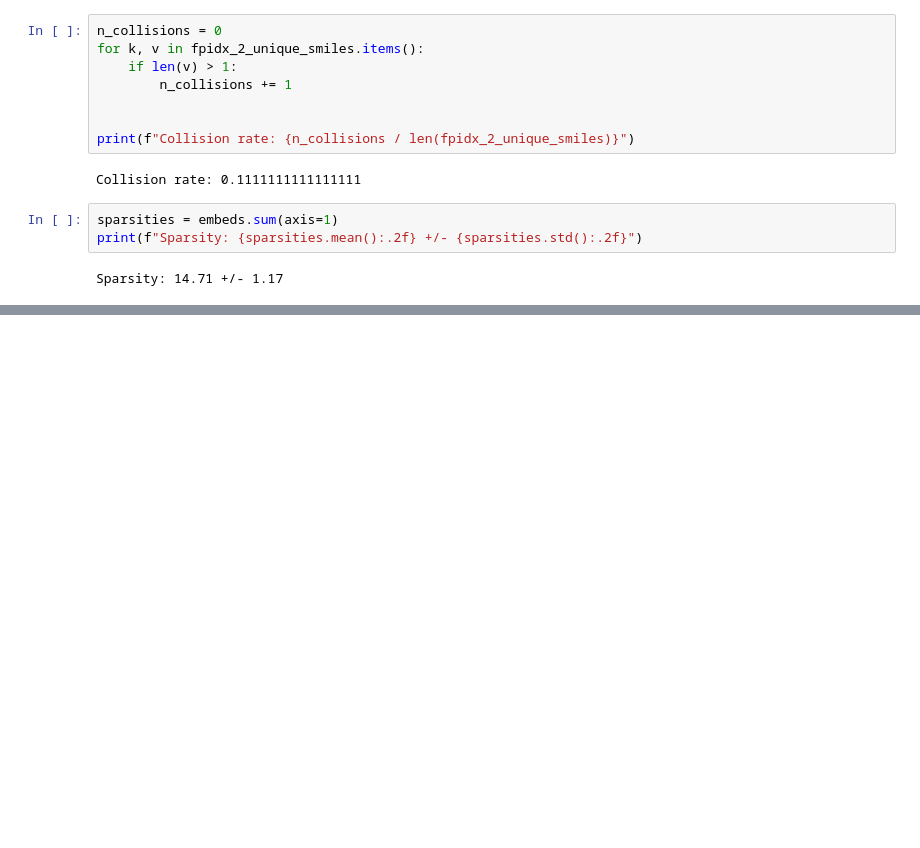
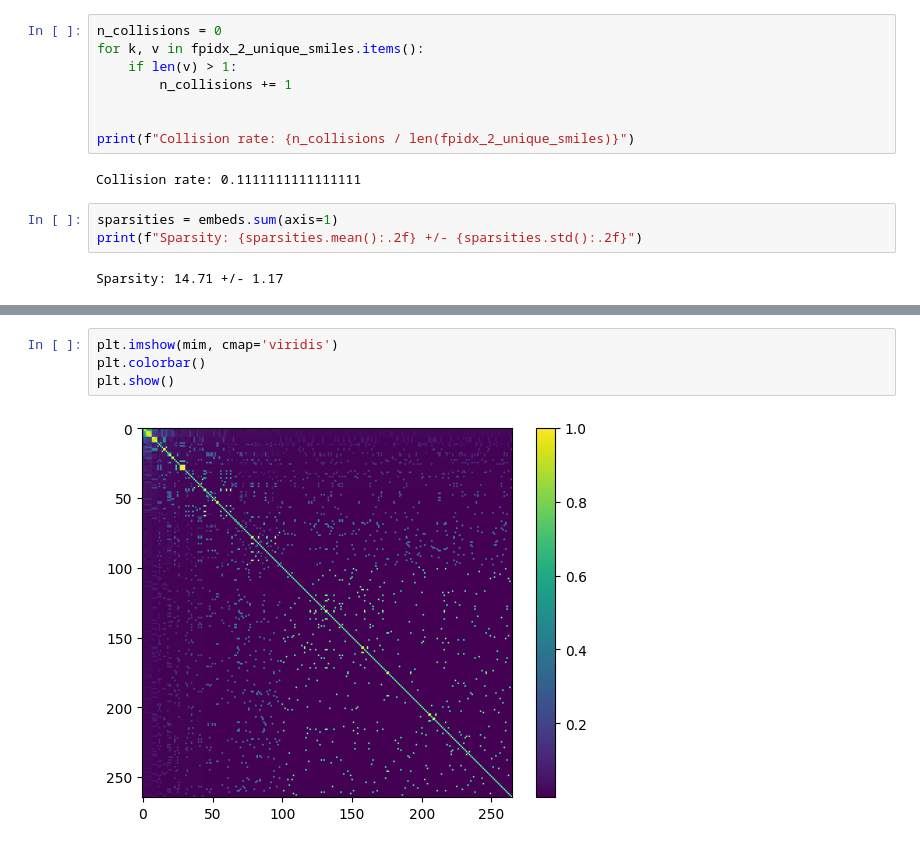
Before and after one commit to stefanpate/coarse-grain-rxns, a Jupyter notebook: notebooks/ecfp_w_loc.ipynb, the cells around one changed output, grey strips where cells are left out. Saved outputs shown, nothing was run; the diff lists cells and outputs as text; blank space fills up the shorter version.

```diff
--- a/notebooks/ecfp_w_loc.ipynb
+++ b/notebooks/ecfp_w_loc.ipynb
@@ -347,0 +399,6 @@ Entropy = 0.6757392797294369 nats
+# %%
+plt.imshow(mim, cmap='viridis')
+plt.colorbar()
+plt.show()
+# %% [output]
+[figure, added]
```
Also changed, not shown: parts of 19 cells of this notebook, 3 other files.
